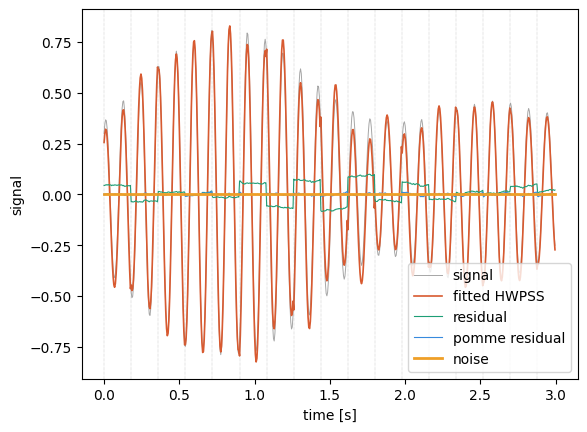
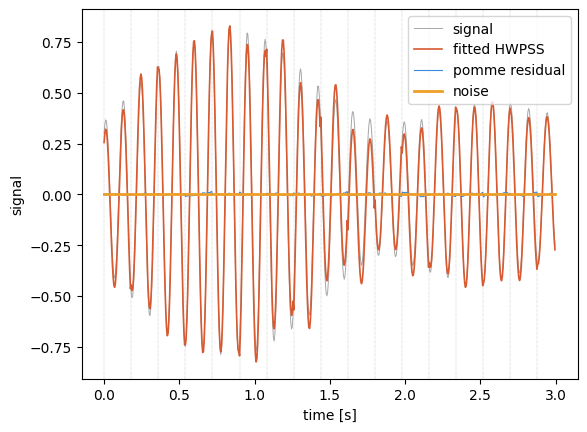
The notebook cell's code change between the first figure and the second:
--- before
+++ after
@@ -4,5 +4,5 @@
 plt.plot(t_sec[show], model_tilde[show], color=C_CORAL, lw=1.2, label='fitted HWPSS')
 
-plt.plot(t_sec[show], residual[show], color=C_TEAL, lw=0.8, label=f'residual')
+# plt.plot(t_sec[show], residual[show], color=C_TEAL, lw=0.8, label=f'residual')
 
 plt.plot(t_sec[show], residual_pomme[show], color=C_BLUE, lw=0.8, label=f'pomme residual')

Commit: fixed typo